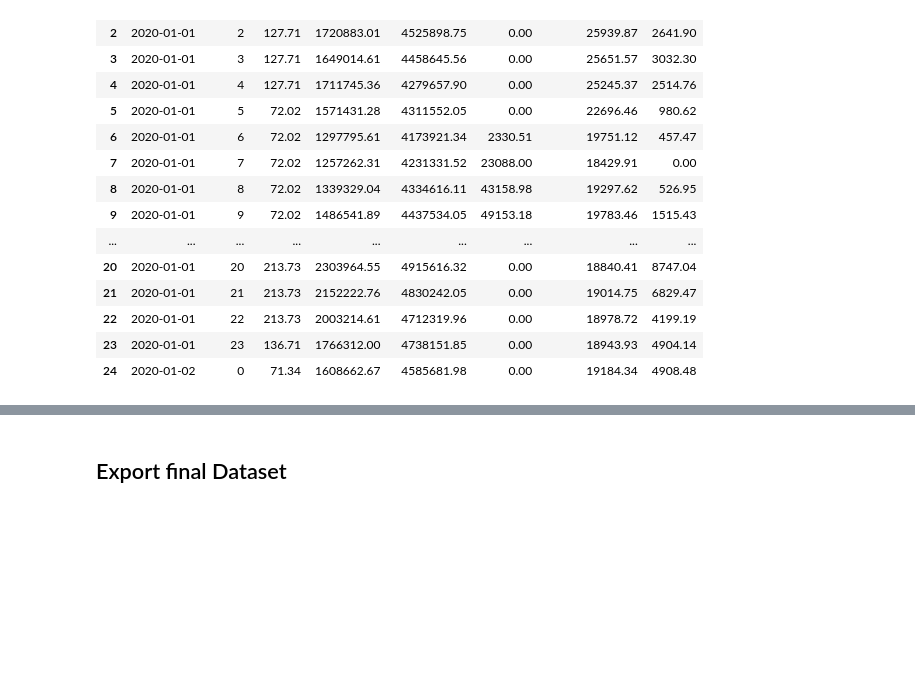
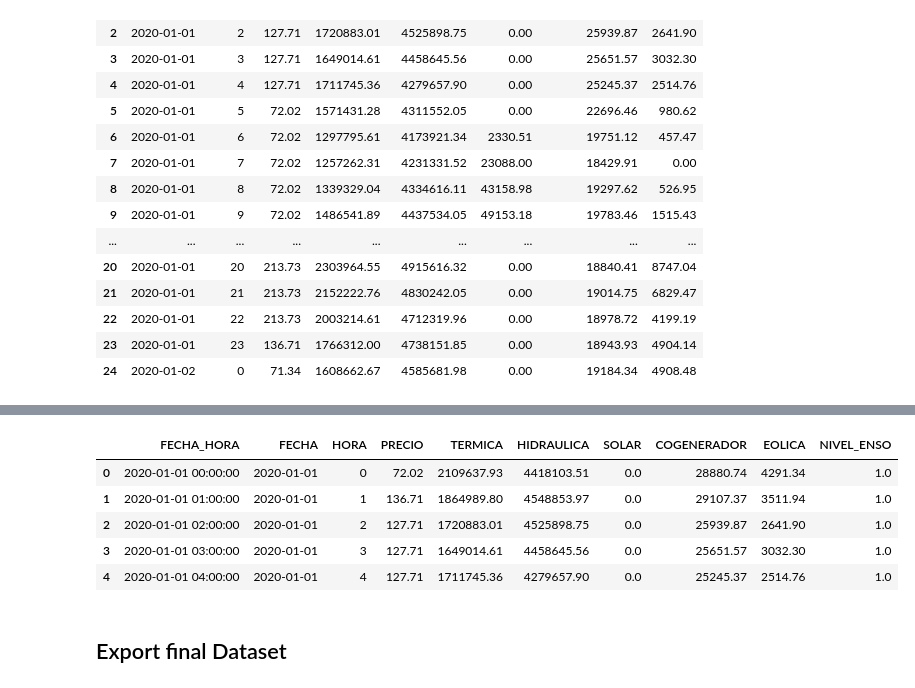
Before and after one commit to camjaramillo/maestria-trabajo-integrador, a Jupyter notebook: notebooks/data_preprocessing.ipynb, the cells around one changed output, grey strips where cells are left out. Saved outputs shown, nothing was run; the diff lists cells and outputs as text; code cells hidden in the pictures; blank space fills up the shorter version.

```diff
--- a/notebooks/data_preprocessing.ipynb
+++ b/notebooks/data_preprocessing.ipynb
@@ -283,3 +349,20 @@ df.head(25)
+# %%
+# Add column FECHA_HORA (eg.: 2020-01-01 01:00:00)
+df["FECHA_HORA"] = pd.to_datetime(df["FECHA"]) + pd.to_timedelta(df["HORA"], unit="h")
+
+
+# Reorder columns
+column_order = ["FECHA_HORA"] + [col for col in df.columns if col != "FECHA_HORA"]
+df = df[column_order]
+
+df.head()
+# %% [output]
+|  | FECHA_HORA | FECHA | HORA | PRECIO | TERMICA | HIDRAULICA | SOLAR | COGENERADOR | EOLICA | NIVEL_ENSO |
+| 0 | 2020-01-01 00:00:00 | 2020-01-01 | 0 | 72.02 | 2109637.93 | 4418103.51 | 0.0 | 28880.74 | 4291.34 | 1.0 |
+| 1 | 2020-01-01 01:00:00 | 2020-01-01 | 1 | 136.71 | 1864989.80 | 4548853.97 | 0.0 | 29107.37 | 3511.94 | 1.0 |
+| 2 | 2020-01-01 02:00:00 | 2020-01-01 | 2 | 127.71 | 1720883.01 | 4525898.75 | 0.0 | 25939.87 | 2641.90 | 1.0 |
+| 3 | 2020-01-01 03:00:00 | 2020-01-01 | 3 | 127.71 | 1649014.61 | 4458645.56 | 0.0 | 25651.57 | 3032.30 | 1.0 |
+| 4 | 2020-01-01 04:00:00 | 2020-01-01 | 4 | 127.71 | 1711745.36 | 4279657.90 | 0.0 | 25245.37 | 2514.76 | 1.0 |
 # %% [markdown]
 ## Export final Dataset
 # %%
```
Also changed, not shown: parts of 14 cells of this notebook, 34 other files.
